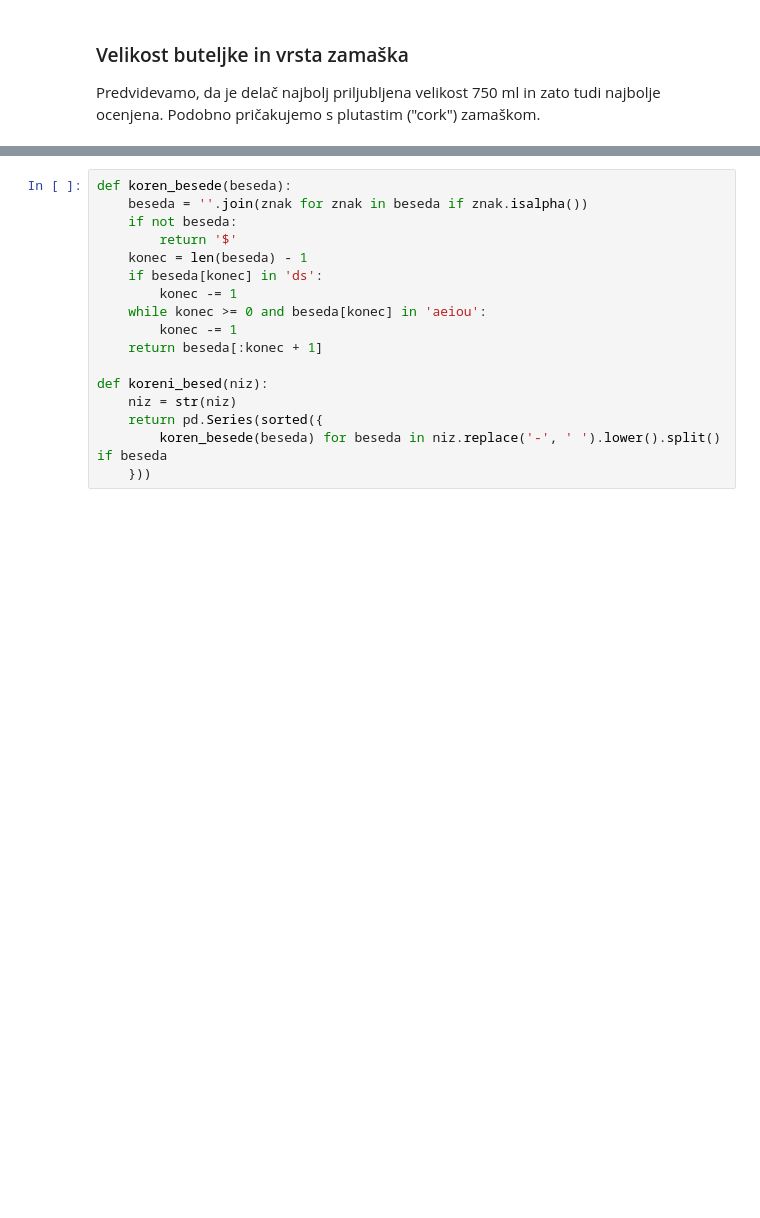
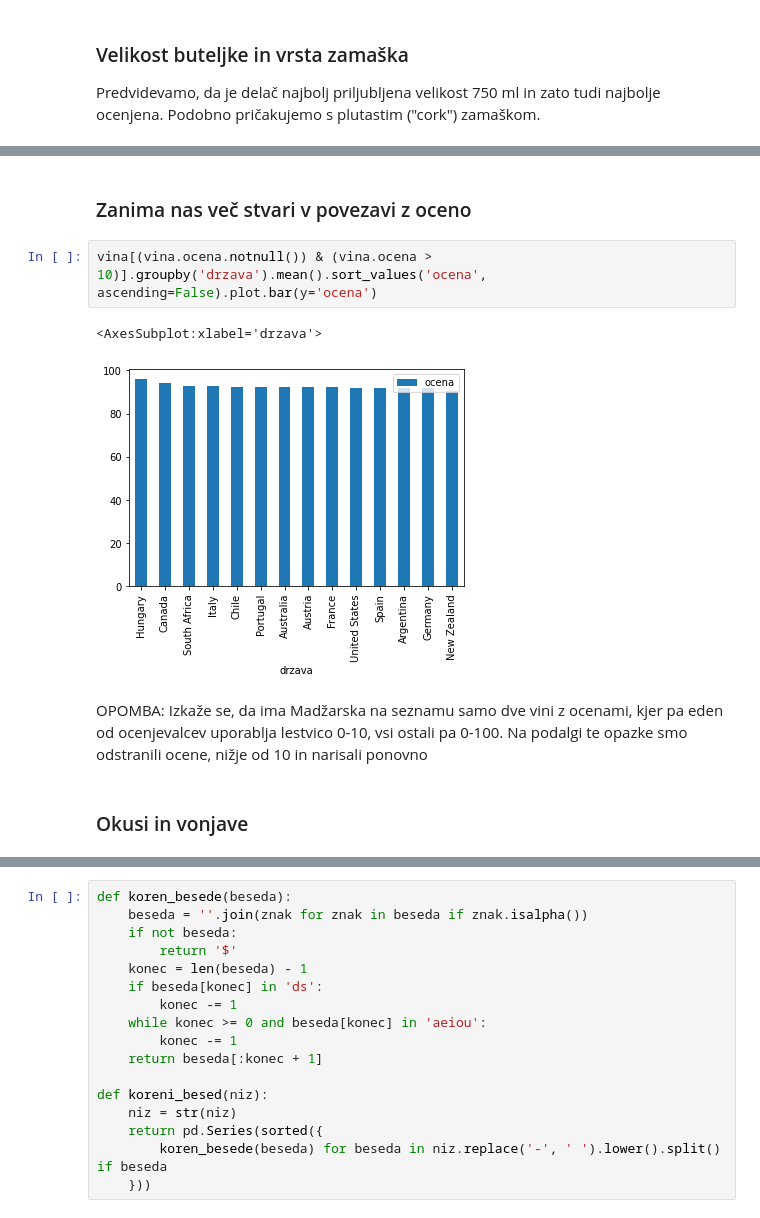
Before and after one commit to timkalan/analiza-vin, a Jupyter notebook: vina.ipynb, the cells around one changed output, grey strips where cells are left out. Cells and saved outputs as stored; diff of their text form; blank space fills up the shorter version.

```diff
--- a/vina.ipynb
+++ b/vina.ipynb
@@ -104,0 +96,11 @@ vina[vina.popularnost <= 250].groupby('zamasek').mean().plot.bar(y="popularnost"
+# %% [markdown]
+### Zanima nas več stvari v povezavi z oceno
+# %%
+vina[(vina.ocena.notnull()) & (vina.ocena > 10)].groupby('drzava').mean().sort_values('ocena', ascending=False).plot.bar(y='ocena')
+# %% [output]
+<AxesSubplot:xlabel='drzava'>
+[figure, added]
+# %% [markdown]
+OPOMBA: Izkaže se, da ima Madžarska na seznamu samo dve vini z ocenami, kjer pa eden od ocenjevalcev uporablja lestvico 0-10, vsi ostali pa 0-100. Na podalgi te opazke smo odstranili ocene, nižje od 10 in narisali ponovno
+# %% [markdown]
+### Okusi in vonjave
```
Also changed, not shown: parts of 8 cells of this notebook.
